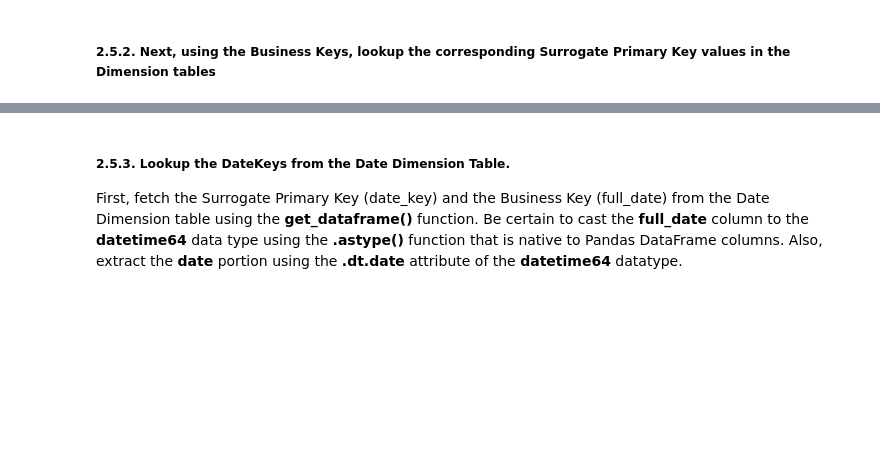
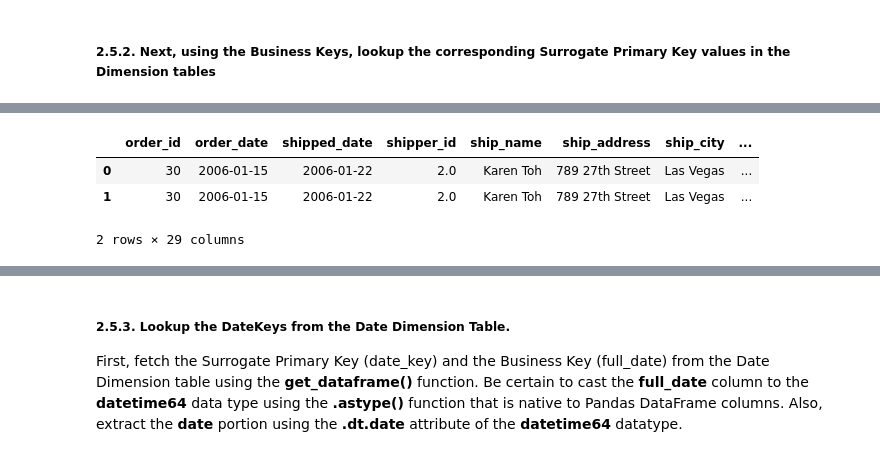
Before and after one commit to 22ai/DS-2002, a Jupyter notebook: 02-Python/Lab-03-Python-Extract-Transform-Load.ipynb, the cells around one changed output, grey strips where cells are left out. Drawn from its saved outputs; the diff is of its cells as text; code cells hidden in the pictures; blank space fills up the shorter version.

```diff
--- a/02-Python/Lab-03-Python-Extract-Transform-Load.ipynb
+++ b/02-Python/Lab-03-Python-Extract-Transform-Load.ipynb
@@ -333,4 +338,12 @@ KeyError: 1
 # %%
 # Repeat for the Employees dimension
+df_fact_orders = pd.merge(df_fact_orders,df_dim_employees,on="employee_id",how="inner")
+df_fact_orders.drop(["employee_id"],axis=1,inplace=True)
+df_fact_orders.head(2)
+# %% [output]
+|  | order_id | order_date | shipped_date | shipper_id | ship_name | ship_address | ship_city | ... |
+| 0 | 30 | 2006-01-15 | 2006-01-22 | 2.0 | Karen Toh | 789 27th Street | Las Vegas | ... |
+| 1 | 30 | 2006-01-15 | 2006-01-22 | 2.0 | Karen Toh | 789 27th Street | Las Vegas | ... |
+2 rows × 29 columns
 # %%
 # Repeat for the Product dimension
```
Also changed, not shown: parts of 17 cells of this notebook.
